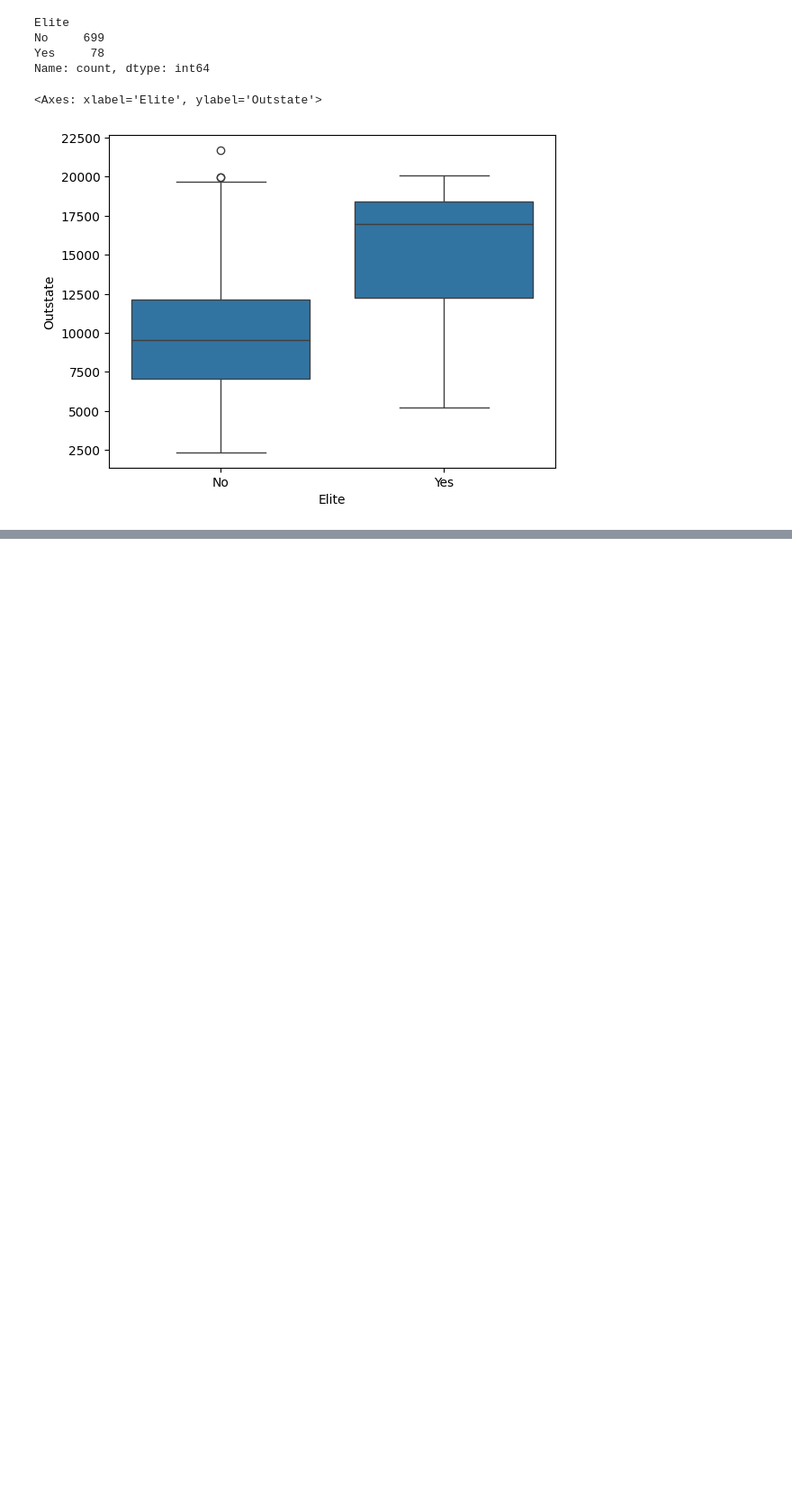
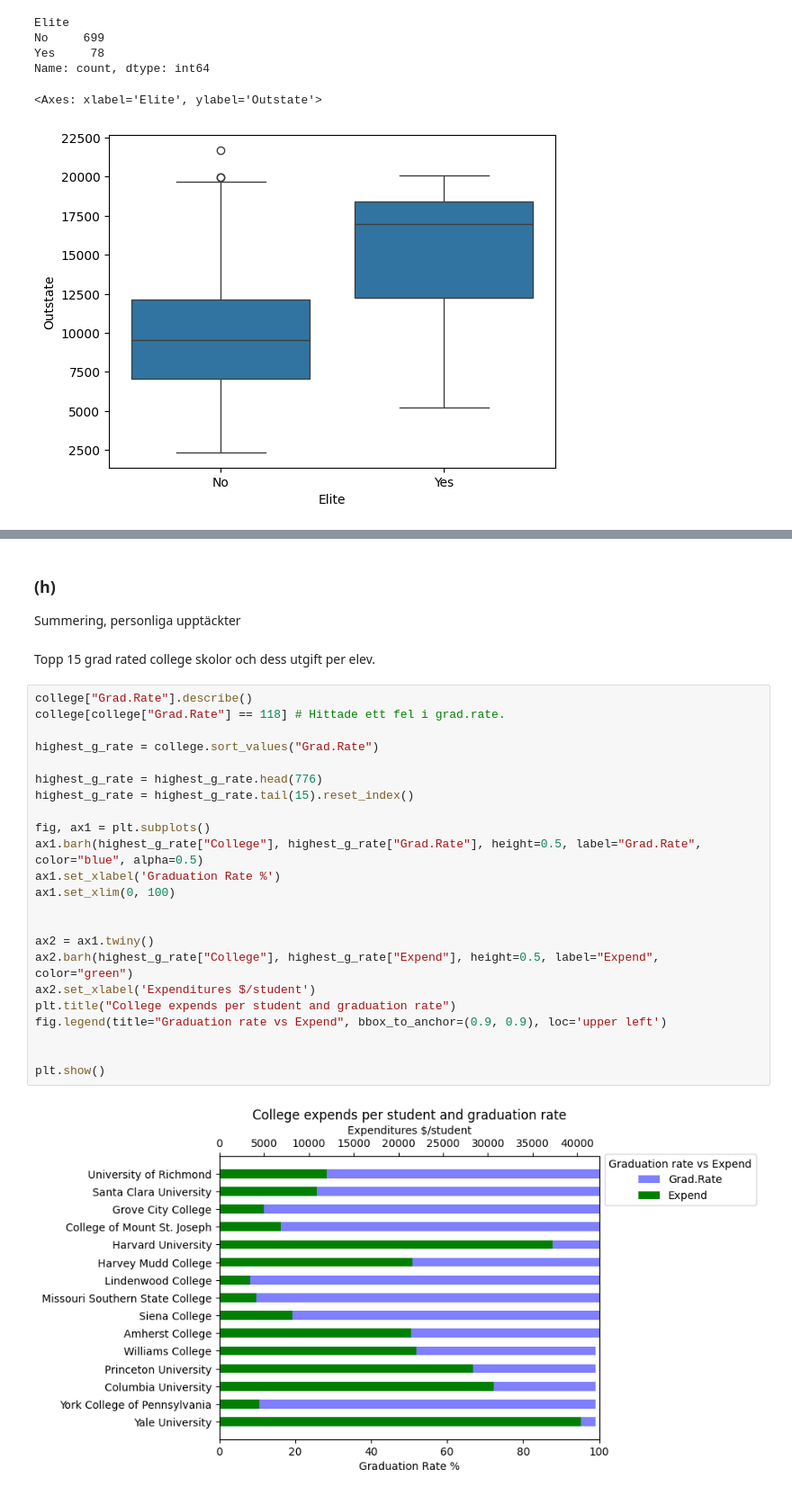
Before and after one commit to MrEcE0046/AI-ML-Grundkunskaper, a Jupyter notebook: Databehandling/labs/labs1.ipynb, the cells around one changed output, grey strips where cells are left out. Shown: that part at 90% size. Drawn from its saved outputs; the diff is of its cells as text; blank space fills up the shorter version.

```diff
--- a/Databehandling/labs/labs1.ipynb
+++ b/Databehandling/labs/labs1.ipynb
@@ -95,0 +110,30 @@ Text(0.5, 1.0, 'Teachers with PhD')
+# %% [markdown]
+### (h)
+Summering, personliga upptäckter
+# %% [markdown]
+Topp 15 grad rated college skolor och dess utgift per elev.
+# %%
+college["Grad.Rate"].describe()
+college[college["Grad.Rate"] == 118] # Hittade ett fel i grad.rate.
+
+highest_g_rate = college.sort_values("Grad.Rate")
+
+highest_g_rate = highest_g_rate.head(776)
+highest_g_rate = highest_g_rate.tail(15).reset_index()
+
+fig, ax1 = plt.subplots()
+ax1.barh(highest_g_rate["College"], highest_g_rate["Grad.Rate"], height=0.5, label="Grad.Rate", color="blue", alpha=0.5)
+ax1.set_xlabel('Graduation Rate %')
+ax1.set_xlim(0, 100)
+
+
+ax2 = ax1.twiny()
+ax2.barh(highest_g_rate["College"], highest_g_rate["Expend"], height=0.5, label="Expend", color="green")
+ax2.set_xlabel('Expenditures $/student')
+plt.title("College expends per student and graduation rate")
+fig.legend(title="Graduation rate vs Expend", bbox_to_anchor=(0.9, 0.9), loc='upper left')
+
+
+plt.show()
+# %% [output]
+[figure, added]
```
Also changed, not shown: parts of 20 cells of this notebook, 2 other files.
